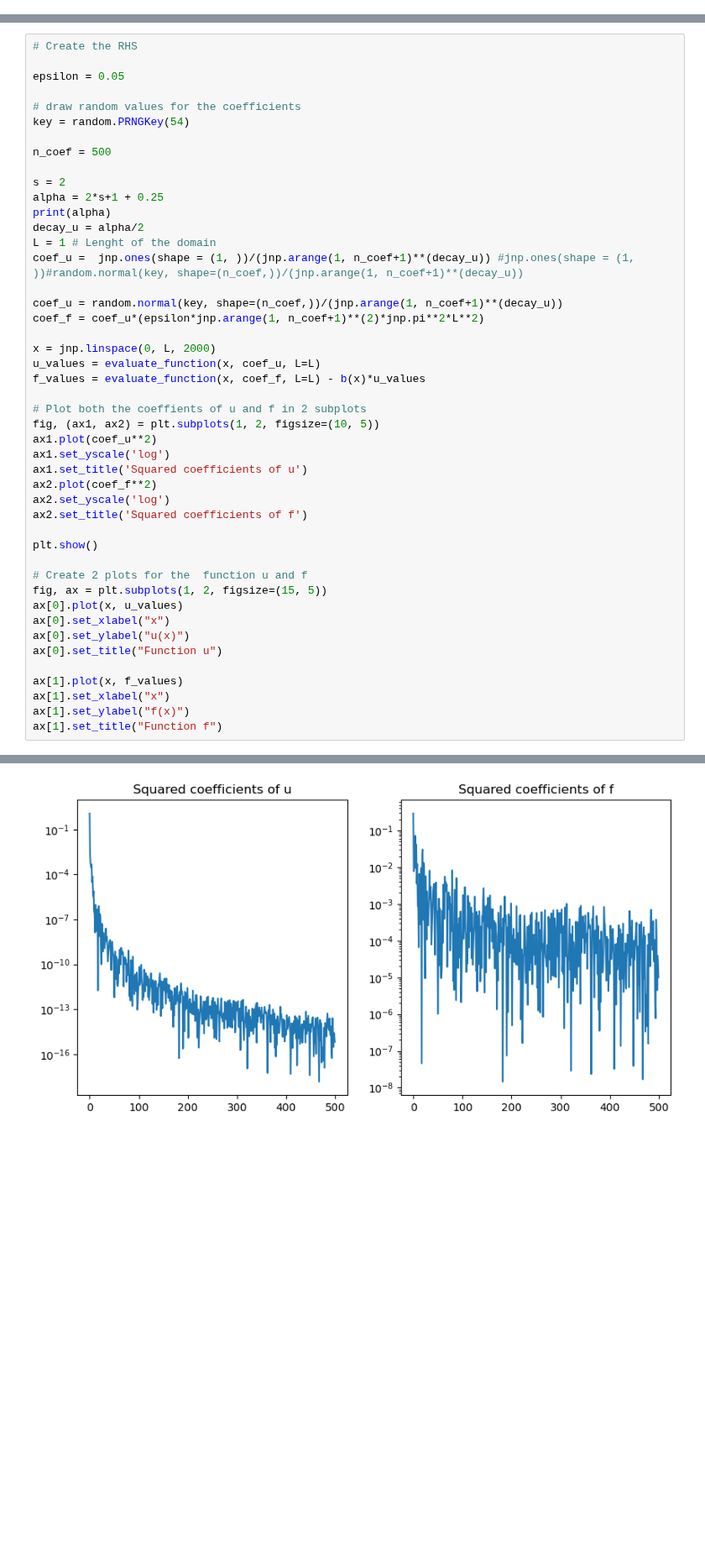
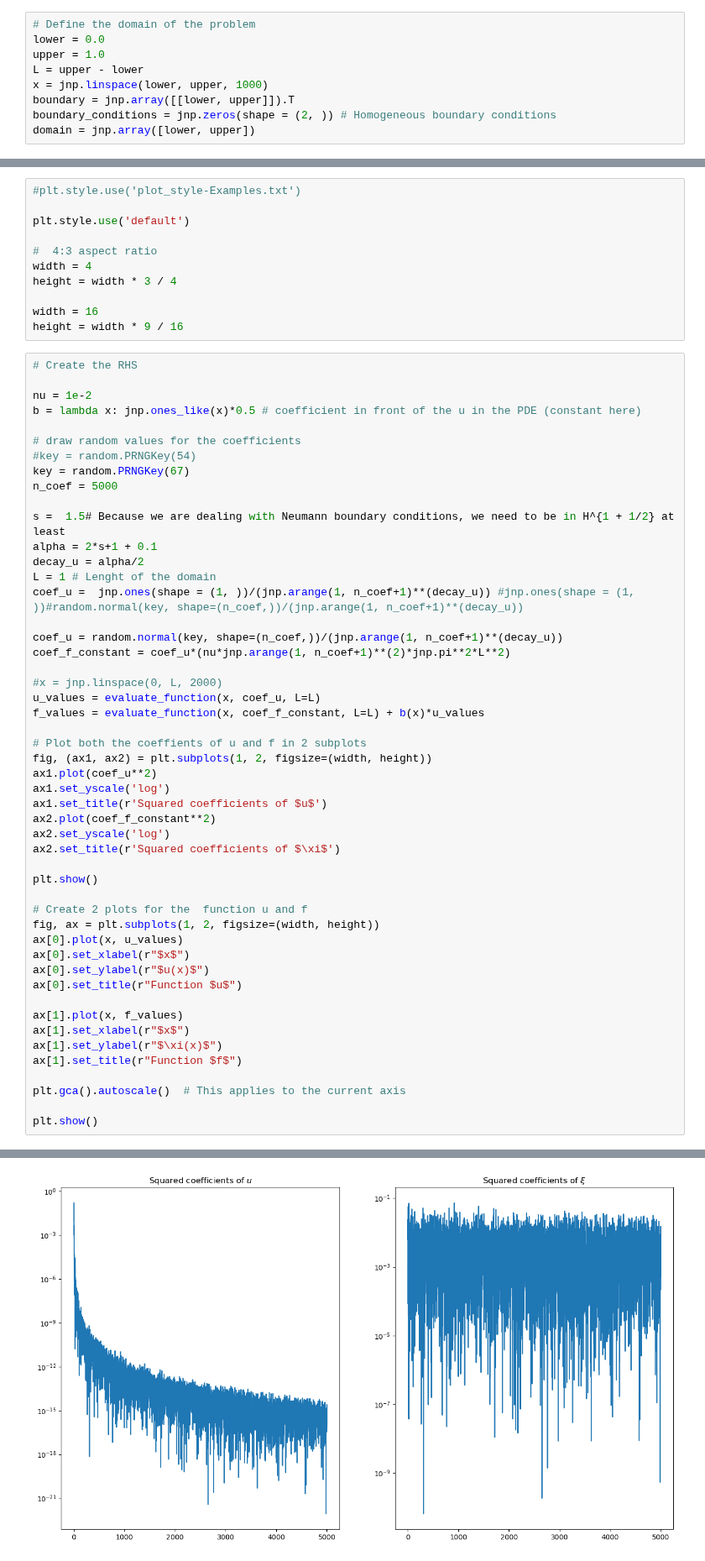
Before and after one commit to MatthieuDarcy/Kernel-NeuralNetworks-SPDEs, a Jupyter notebook: solving_elliptic/elliptic_neumann.ipynb, the cells around one changed output, grey strips where cells are left out. Shown at 84% size. Saved outputs shown, nothing was run; the diff lists cells and outputs as text; blank space fills up the shorter version.

```diff
--- a/solving_elliptic/elliptic_neumann.ipynb
+++ b/solving_elliptic/elliptic_neumann.ipynb
@@ -144,0 +74,9 @@ b = lambda x: x**2 + 1
+# %%
+# Define the domain of the problem
+lower = 0.0
+upper = 1.0
+L = upper - lower
+x = jnp.linspace(lower, upper, 1000)
+boundary = jnp.array([[lower, upper]]).T
+boundary_conditions = jnp.zeros(shape = (2, )) # Homogeneous boundary conditions
+domain = jnp.array([lower, upper])
@@ -145,47 +85,62 @@ b = lambda x: x**2 + 1
+# %%
+#plt.style.use('plot_style-Examples.txt')
+
+plt.style.use('default')
+
+#  4:3 aspect ratio
+width = 4
+height = width * 3 / 4
+
+width = 16
+height = width * 9 / 16
 # %%
 # Create the RHS
 
-epsilon = 0.05
+nu = 1e-2
+b = lambda x: jnp.ones_like(x)*0.5 # coefficient in front of the u in the PDE (constant here)
 
 # draw random values for the coefficients
-key = random.PRNGKey(54)
+#key = random.PRNGKey(54)
+key = random.PRNGKey(67)
+n_coef = 5000
 
-n_coef = 500
-
-s = 2
-alpha = 2*s+1 + 0.25
-print(alpha)
+s =  1.5# Because we are dealing with Neumann boundary conditions, we need to be in H^{1 + 1/2} at least
+alpha = 2*s+1 + 0.1
 decay_u = alpha/2
 L = 1 # Lenght of the domain
 coef_u =  jnp.ones(shape = (1, ))/(jnp.arange(1, n_coef+1)**(decay_u)) #jnp.ones(shape = (1, ))#random.normal(key, shape=(n_coef,))/(jnp.arange(1, n_coef+1)**(decay_u))
 
 coef_u = random.normal(key, shape=(n_coef,))/(jnp.arange(1, n_coef+1)**(decay_u))
-coef_f = coef_u*(epsilon*jnp.arange(1, n_coef+1)**(2)*jnp.pi**2*L**2)
+coef_f_constant = coef_u*(nu*jnp.arange(1, n_coef+1)**(2)*jnp.pi**2*L**2)
 
-x = jnp.linspace(0, L, 2000)
+#x = jnp.linspace(0, L, 2000)
 u_values = evaluate_function(x, coef_u, L=L)
-f_values = evaluate_function(x, coef_f, L=L) - b(x)*u_values
+f_values = evaluate_function(x, coef_f_constant, L=L) + b(x)*u_values
 
 # Plot both the coeffients of u and f in 2 subplots
-fig, (ax1, ax2) = plt.subplots(1, 2, figsize=(10, 5))
+fig, (ax1, ax2) = plt.subplots(1, 2, figsize=(width, height))
 ax1.plot(coef_u**2)
 ax1.set_yscale('log')
-ax1.set_title('Squared coefficients of u')
-ax2.plot(coef_f**2)
+ax1.set_title(r'Squared coefficients of $u$')
+ax2.plot(coef_f_constant**2)
 ax2.set_yscale('log')
-ax2.set_title('Squared coefficients of f')
+ax2.set_title(r'Squared coefficients of $\xi$')
 
 plt.show()
 
 # Create 2 plots for the  function u and f
-fig, ax = plt.subplots(1, 2, figsize=(15, 5))
+fig, ax = plt.subplots(1, 2, figsize=(width, height))
 ax[0].plot(x, u_values)
-ax[0].set_xlabel("x")
-ax[0].set_ylabel("u(x)")
-ax[0].set_title("Function u")
+ax[0].set_xlabel(r"$x$")
+ax[0].set_ylabel(r"$u(x)$")
+ax[0].set_title(r"Function $u$")
 
 ax[1].plot(x, f_values)
-ax[1].set_xlabel("x")
-ax[1].set_ylabel("f(x)")
-ax[1].set_title("Function f")
+ax[1].set_xlabel(r"$x$")
+ax[1].set_ylabel(r"$\xi(x)$")
+ax[1].set_title(r"Function $f$")
+
+plt.gca().autoscale()  # This applies to the current axis
+
+plt.show()
 # %% [output]
@@ -193 +147 @@ ax[1].set_title("Function f")
-[figure, old version]
+[figure, new version]
```
Also changed, not shown: parts of 46 cells of this notebook, 10 other files.
